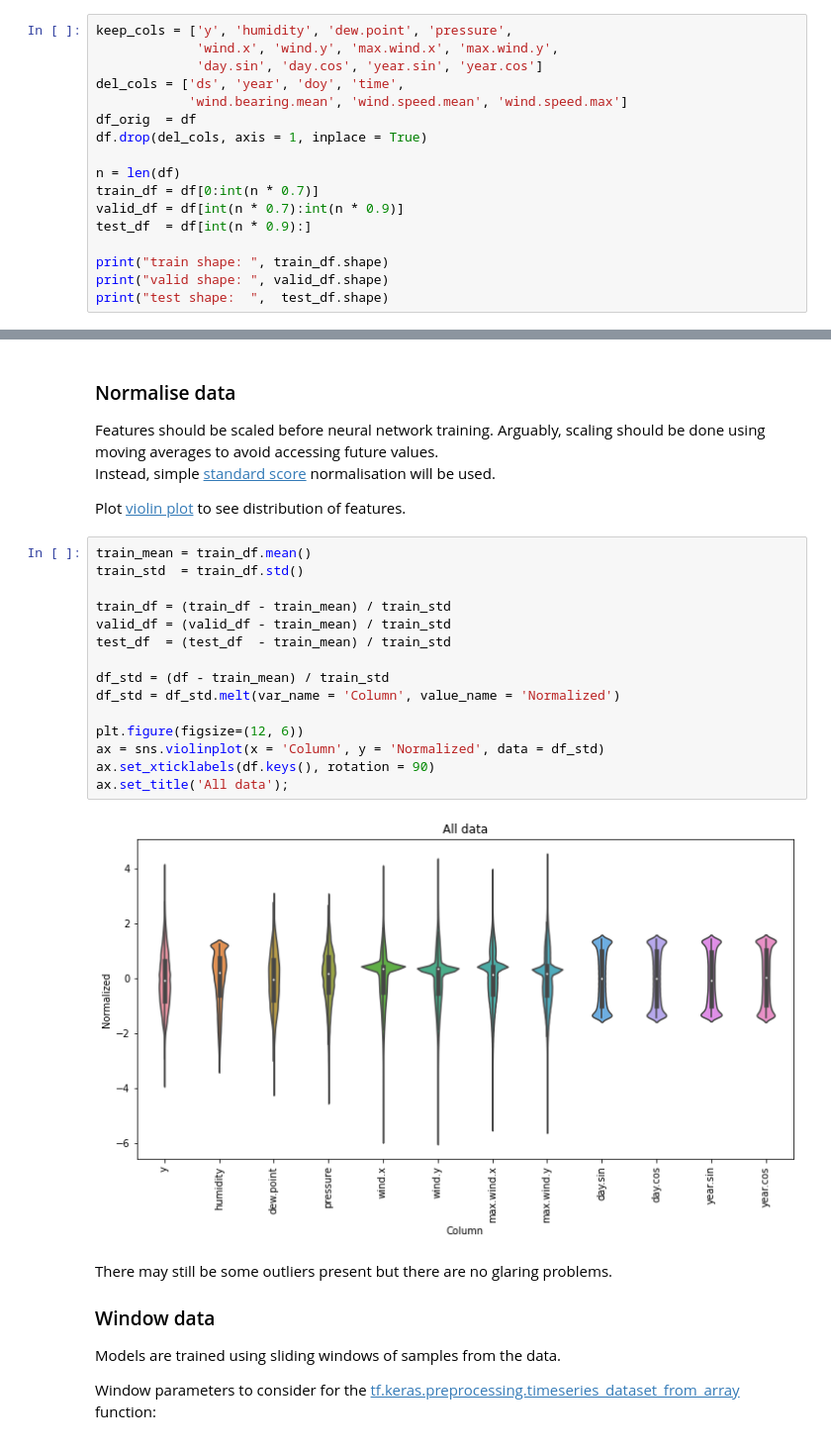
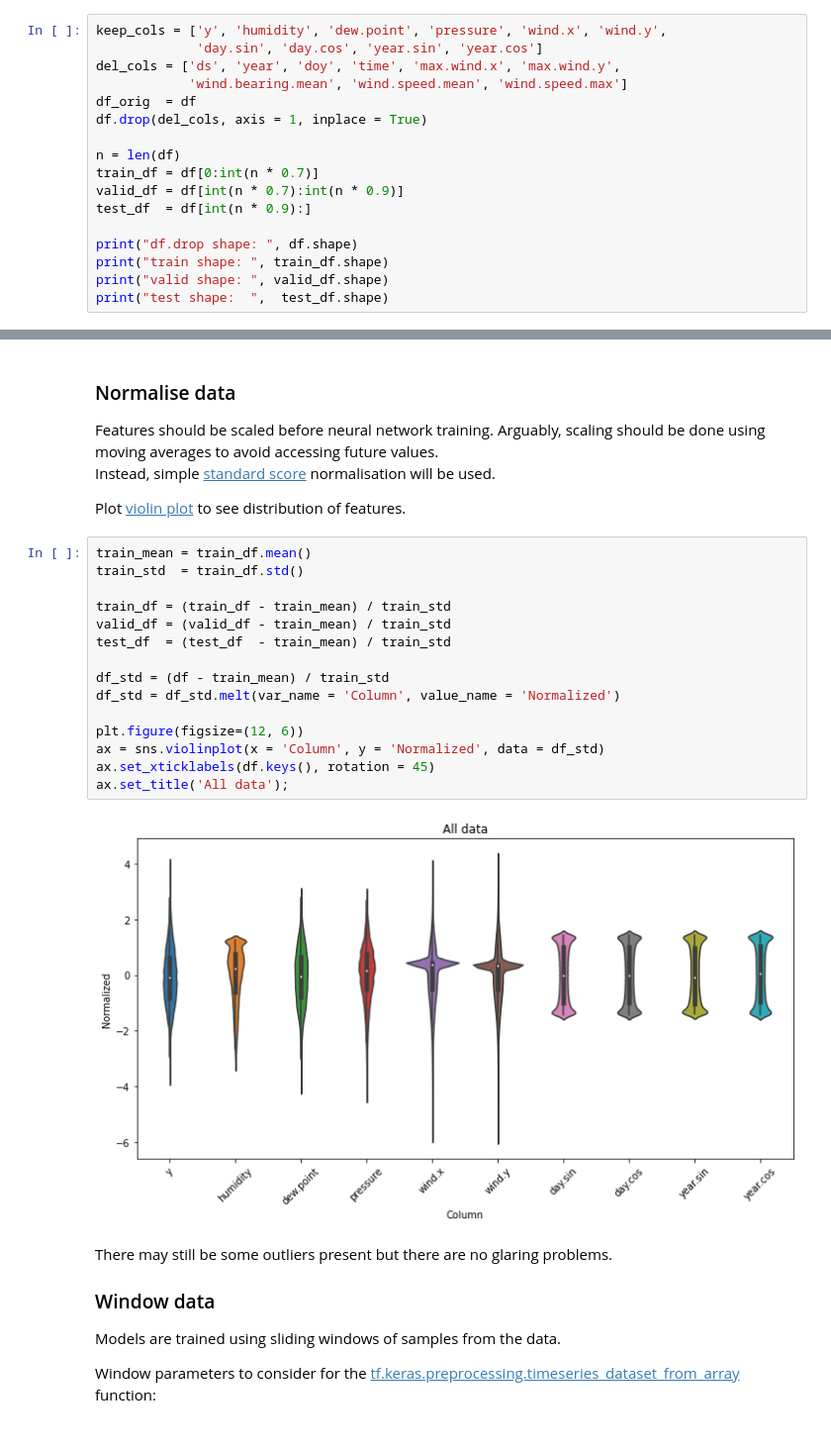
Before and after one commit to makeyourownmaker/CambridgeTemperatureModel, a Jupyter notebook: notebooks/keras_mlp_fcn_resnet_time_series.ipynb, the cells around one changed output, grey strips where cells are left out. Shown at 99% size. Drawn from its saved outputs; the diff is of its cells as text.

```diff
--- a/notebooks/keras_mlp_fcn_resnet_time_series.ipynb
+++ b/notebooks/keras_mlp_fcn_resnet_time_series.ipynb
@@ -184,10 +192,9 @@ plt.title('Time of day signal');
 
 Use a (70%, 20%, 10%) split for the training, validation, and test sets.
 # %%
-keep_cols = ['y', 'humidity', 'dew.point', 'pressure',
-             'wind.x', 'wind.y', 'max.wind.x', 'max.wind.y',
+keep_cols = ['y', 'humidity', 'dew.point', 'pressure', 'wind.x', 'wind.y',
              'day.sin', 'day.cos', 'year.sin', 'year.cos']
-del_cols = ['ds', 'year', 'doy', 'time',
+del_cols = ['ds', 'year', 'doy', 'time', 'max.wind.x', 'max.wind.y',
             'wind.bearing.mean', 'wind.speed.mean', 'wind.speed.max']
 df_orig  = df
 df.drop(del_cols, axis = 1, inplace = True)
@@ -197,6 +204,7 @@ train_df = df[0:int(n * 0.7)]
 valid_df = df[int(n * 0.7):int(n * 0.9)]
 test_df  = df[int(n * 0.9):]
 
+print("df.drop shape: ", df.shape)
 print("train shape: ", train_df.shape)
 print("valid shape: ", valid_df.shape)
 print("test shape:  ",  test_df.shape)
@@ -216,20 +224,20 @@ to see distribution of features.
 # %%
 train_mean = train_df.mean()
 train_std  = train_df.std()
 
 train_df = (train_df - train_mean) / train_std
 valid_df = (valid_df - train_mean) / train_std
 test_df  = (test_df  - train_mean) / train_std
 
 df_std = (df - train_mean) / train_std
 df_std = df_std.melt(var_name = 'Column', value_name = 'Normalized')
 
 plt.figure(figsize=(12, 6))
 ax = sns.violinplot(x = 'Column', y = 'Normalized', data = df_std)
-ax.set_xticklabels(df.keys(), rotation = 90)
+ax.set_xticklabels(df.keys(), rotation = 45)
 ax.set_title('All data');
 # %% [output]
-[figure, old version]
+[figure, new version]
 # %% [markdown]
 There may still be some outliers present but there are no glaring problems.
 
```
Also changed, not shown: parts of 23 cells of this notebook.
